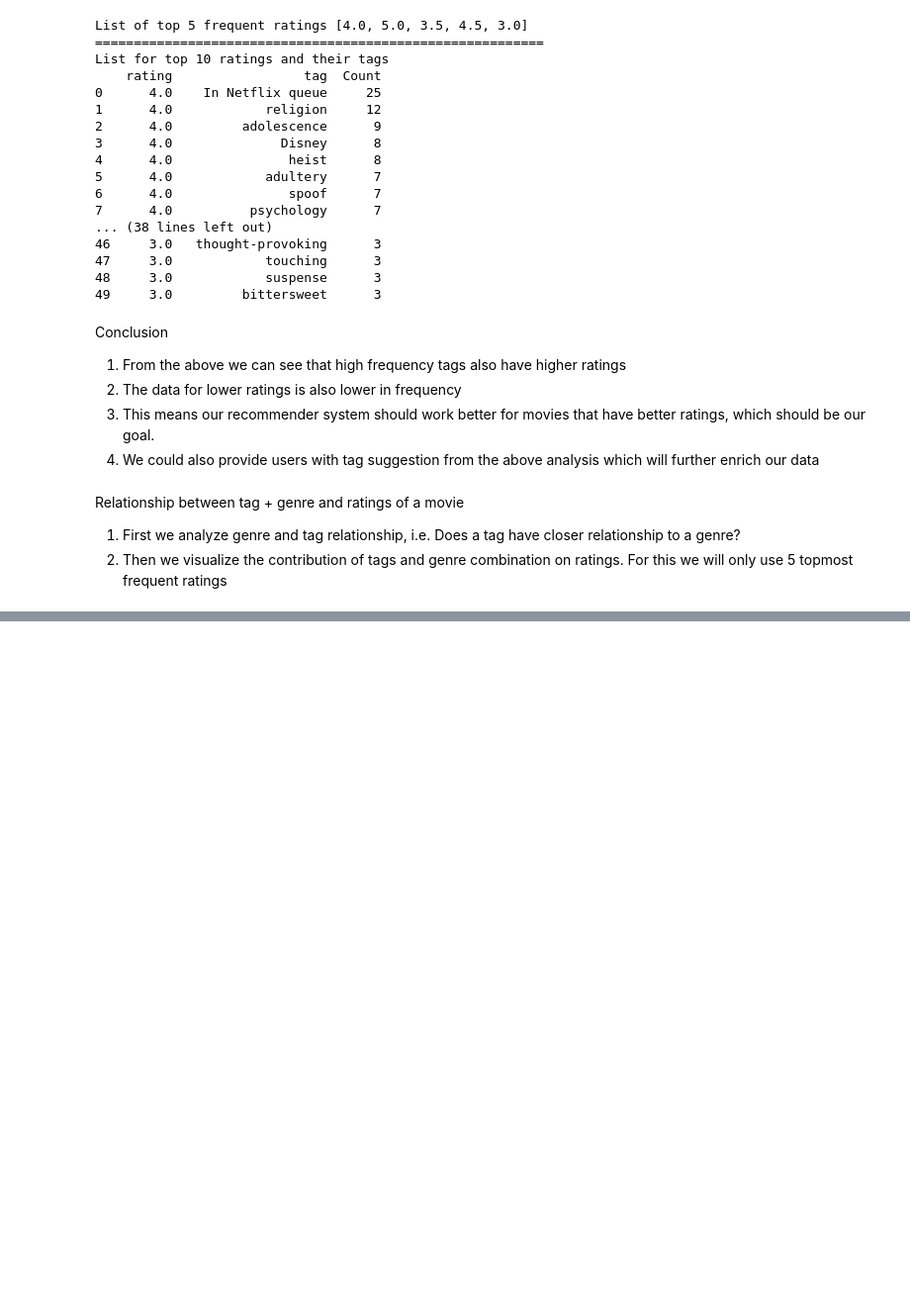
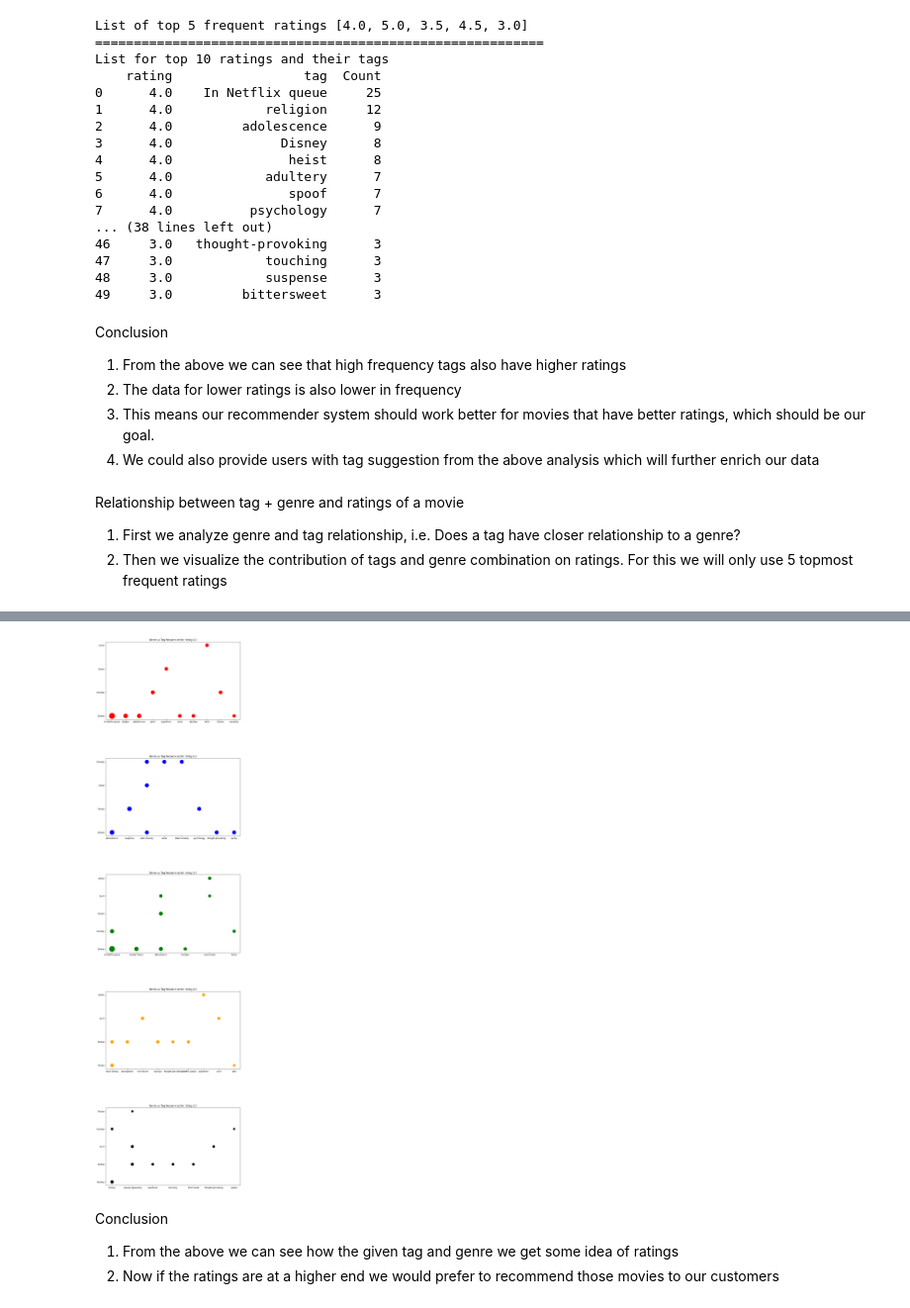
Before and after one commit to arunaabh95/movielens-recommender, a Jupyter notebook: MDM-cleaning+analysis.ipynb, the cells around one changed output, grey strips where cells are left out. Shown at 99% size. Drawn from its saved outputs; the diff is of its cells as text; code cells hidden in the pictures; blank space fills up the shorter version.

Commit message:
Latest analysis
I have completed the analysis part, now I need to find the best parameters for our recommendation system (see points 5 & 6 of analysis) and build it

```diff
--- a/MDM-cleaning+analysis.ipynb
+++ b/MDM-cleaning+analysis.ipynb
@@ -274,6 +277,7 @@ tags_and_movies
 3680 rows × 26 columns
 # %%
 # Movies + Rating + tag dataset
-combined = pd.merge(ratings_and_movies, tags, on=['movieId'], how='inner')
+tags_and_ratings = pd.merge(tags, ratings, on=['movieId', 'userId'], how='inner')
+combined = pd.merge(tags_and_ratings, movies, on=['movieId'], how='inner')
 combined.columns.values
 # %% [output]
@@ -555,4 +563,0 @@ UndefinedVariableError: name 'rating' is not defined
-# %%
-genre = movies.iloc[:,4:29].sum().sort_values(ascending=False)
-genre = genre.keys()[0:10]
-set(genre)
@@ -569,0 +568,18 @@ set(genre)
+# %%
+# frequent ratings are calculated in rating_freq
+rating_genre_tag_df = pd.DataFrame()
+for rating in list(rating_freq.keys())[0:5]:
+    for genre in genres:
+        subset = combined[(combined[genre] == 1) & (combined['rating'] == rating)]
+        subset['genre'] = genre
+        subset = subset.groupby(['rating','genre','tag'])['tag'].count().reset_index(name='Count')
+        subset = subset.sort_values(ascending=False, by='Count', ignore_index=True).head(10)
+ #       print(subset)
+        if rating_genre_tag_df.empty:
+            rating_genre_tag_df = subset
+        else:
+            rating_genre_tag_df = pd.concat([rating_genre_tag_df, subset], axis=0)
+
+
+rating_genre_tag_df = rating_genre_tag_df.reset_index(drop=True)
+rating_genre_tag_df
@@ -569,0 +600,23 @@ set(genre)
+# %%
+# Visualization of the relationship
+fig,ax = plt.subplots(len(rating_genre_tag_df['rating'].unique()), 1, figsize=(12,50))
+colors = ['red', 'blue', 'green', 'orange', 'black']
+i = 0
+for rating in rating_genre_tag_df['rating'].unique():
+    subset = rating_genre_tag_df[rating_genre_tag_df['rating'] == rating]
+    subset = subset.sort_values(ascending=False, by='Count',ignore_index=True).head(10)
+    x = subset['tag']
+    y = subset['genre']
+    s= subset['Count']*50
+    ax[i].scatter(x,y,s,c=colors[i])
+    ax[i].set_title('Genre vs Tag Frequencies for rating ' + str(rating))
+    i = i + 1
+
+plt.subplots_adjust(hspace=0.5)
+plt.show()
+# %% [output]
+[figure, added]
+# %% [markdown]
+Conclusion
+1. From the above we can see how the given tag and genre we get some idea of ratings
+2. Now if the ratings are at a higher end we would prefer to recommend those movies to our customers
```
Also changed, not shown: parts of 12 cells of this notebook.
